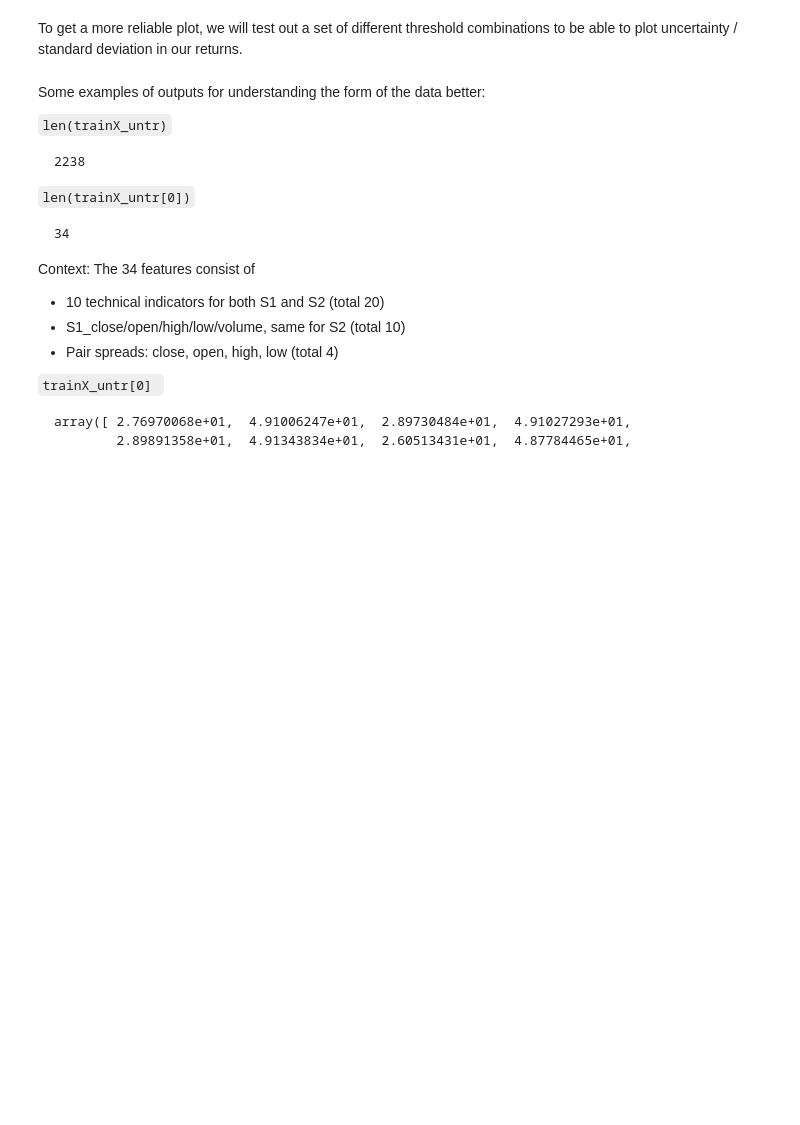
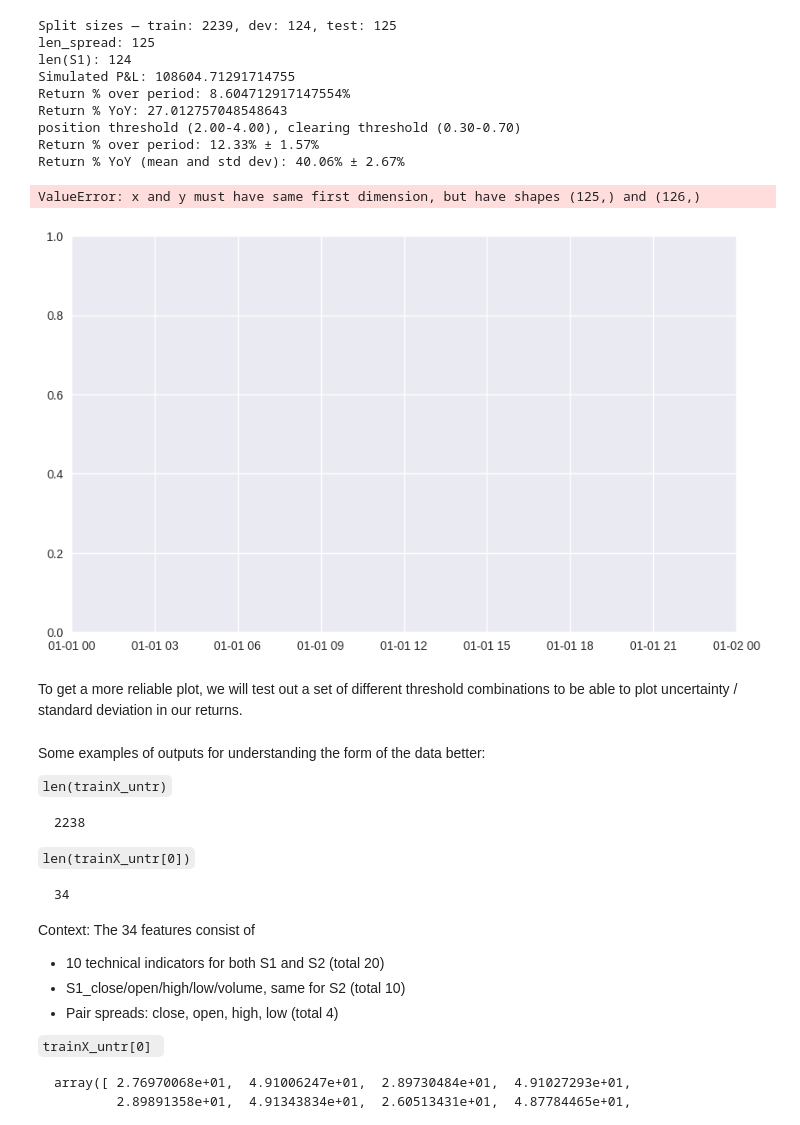
Before and after one commit to maviddoerdijk/bsc-thesis, a Jupyter notebook: exp/train_kalman_filter.ipynb, the cells around one changed output. Cells and saved outputs as stored; diff of their text form; code cells hidden in the pictures; blank space fills up the shorter version.

Commit message:
kalman filter workflow almost finished, Only need to fix the plots

```diff
--- a/exp/train_kalman_filter.ipynb
+++ b/exp/train_kalman_filter.ipynb
@@ -106,7 +98,7 @@ plt.style.use('seaborn-v0_8')
 startDateStr = '2008-10-01'
 endDateStr = '2018-10-02' # documentation said that endDateStr is exclusive for both yahoofinance and the original code, but actually printing the shapes showed otherwise..
 instrumentIdsNASDAQandNYSE = load_cached_etf_tickers()
-data = gather_data(startDateStr, endDateStr, instrumentIdsNASDAQandNYSE)
+data = gather_data_cached(startDateStr, endDateStr, instrumentIdsNASDAQandNYSE, cache_dir='../src/data/cache')
 data_close_filtered_1, data_open_filtered_1, data_high_filtered_1, data_low_filtered_1, data_vol_filtered_1, data_original_format_filtered_1 = step_1_filter_remove_nans(data['close'], data['open'], data['high'], data['low'], data['vol'], data)
 data_close_filtered_2, data_open_filtered_2, data_high_filtered_2, data_low_filtered_2, data_vol_filtered_2, data_original_format_filtered_2 = step_2_filter_liquidity(data_close_filtered_1, data_open_filtered_1, data_high_filtered_1, data_low_filtered_1, data_vol_filtered_1, data_original_format_filtered_1)
 
@@ -190,12 +136,12 @@ KeyboardInterrupt:
 # %%
 # Set a bunch of variables based on the existing function `execute_kalman_workflow` (Note: Some are changed already)
-pairs_timeseries: pd.DataFrame = pairs_timeseries_df
-target_col: str = "Spread_Close"
-burn_in: int = 30 # we remove the first 30 elements, because the largest window used for technical indicators is
+pair_data: pd.DataFrame = pairs_timeseries_df
+col_s1: str = "S1_close"
+col_s2: str = "S2_close"
+burn_in: int = 30
 train_frac: float = 0.90
 dev_frac: float = 0.05   # remaining part is test
-look_back: int = 20
-batch_size: int = 64
+look_back: int = 1
 denoise_fn: Optional[Callable[[pd.Series], np.ndarray]] = wav_den
 scaler_factory: Callable[..., MinMaxScaler] = MinMaxScaler
 scaler_kwargs: Optional[Dict[str, Any]] = {"feature_range": (0, 1)}
@@ -205,5 +151,6 @@ obs_cov_reg: float = 2.
 trans_cov_avg: float = 0.01
 obs_cov_avg: float = 1.
 return_datasets: bool = False
-verbose: bool = False
+verbose: bool = True
+add_technical_indicators: bool = True
 # %%
@@ -516,0 +474,21 @@ plt.show()
+# %%
+# Useful idea for the dev/validation data: go through all pairs, pick the pair with the highest validation MSE, and use that pair for getting a test MSE.
+results = []
+
+from tqdm import tqdm
+
+for i in tqdm(range(len(pairs_data_filtered)), desc = "Gathering test MSE (and returns) for different pairs.."):
+    ticker_a, ticker_b = pairs_data_filtered[i][0][0], pairs_data_filtered[i][0][1]
+    pairs_timeseries_df = combine_pairs_data(data_close_filtered_2, data_open_filtered_2, data_high_filtered_2, data_low_filtered_2, data_vol_filtered_2, ticker_a, ticker_b)
+    output = execute_kalman_workflow(pair_data=pairs_timeseries_df, verbose=False)
+    results.append((str(pairs_data_filtered[i][0]), output['val_mse']))
+
+results.sort(key=lambda x: x[1])  # sort by MSE
+x = 10
+top_x = results[:x]
+bottom_x = results[-x:]
+combined = top_x + [('...', None)] + bottom_x
+labels = [item[0] for item in combined]
+values = [item[1] for item in combined]
+plt.figure(figsize=(12, 6))
+bars = plt.barh(labels, [v if v is not None else 0 for v in values], color='skyblue')
@@ -517 +517,20 @@ plt.show()
+# %%
+wanted_pair = ("PRFZ", "PEY")
+for i in range(len(pairs_data_filtered)):
+  best_iter = 60
+ticker_a, ticker_b = pairs_data_filtered[best_iter][0][0], pairs_data_filtered[best_iter][0][1]
+pairs_timeseries_df = combine_pairs_data(data_close_filtered_2, data_open_filtered_2, data_high_filtered_2, data_low_filtered_2, data_vol_filtered_2, ticker_a, ticker_b)
+output = execute_kalman_workflow(pair_data=pairs_timeseries_df, verbose=True)
+# %% [output]
+Split sizes — train: 2239, dev: 124, test: 125
+len_spread: 125
+len(S1): 124
+Simulated P&L: 108604.71291714755
+Return % over period: 8.604712917147554%
+Return % YoY: 27.012757048548643
+position threshold (2.00-4.00), clearing threshold (0.30-0.70)
+Return % over period: 12.33% ± 1.57%
+Return % YoY (mean and std dev): 40.06% ± 2.67%
+ValueError: x and y must have same first dimension, but have shapes (125,) and (126,)
+[figure, added]
 # %%
```
Also changed, not shown: parts of 11 cells of this notebook.
